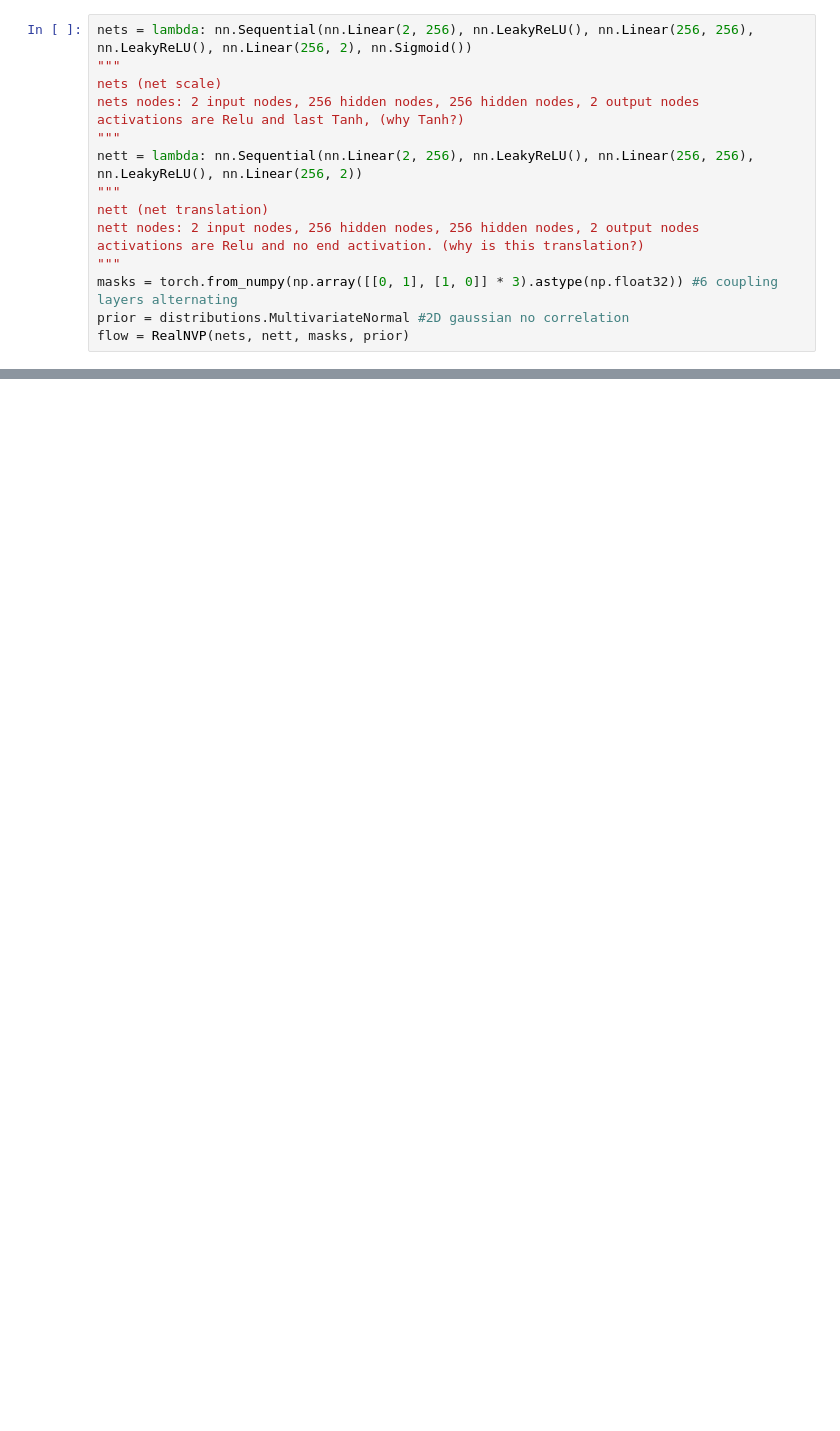
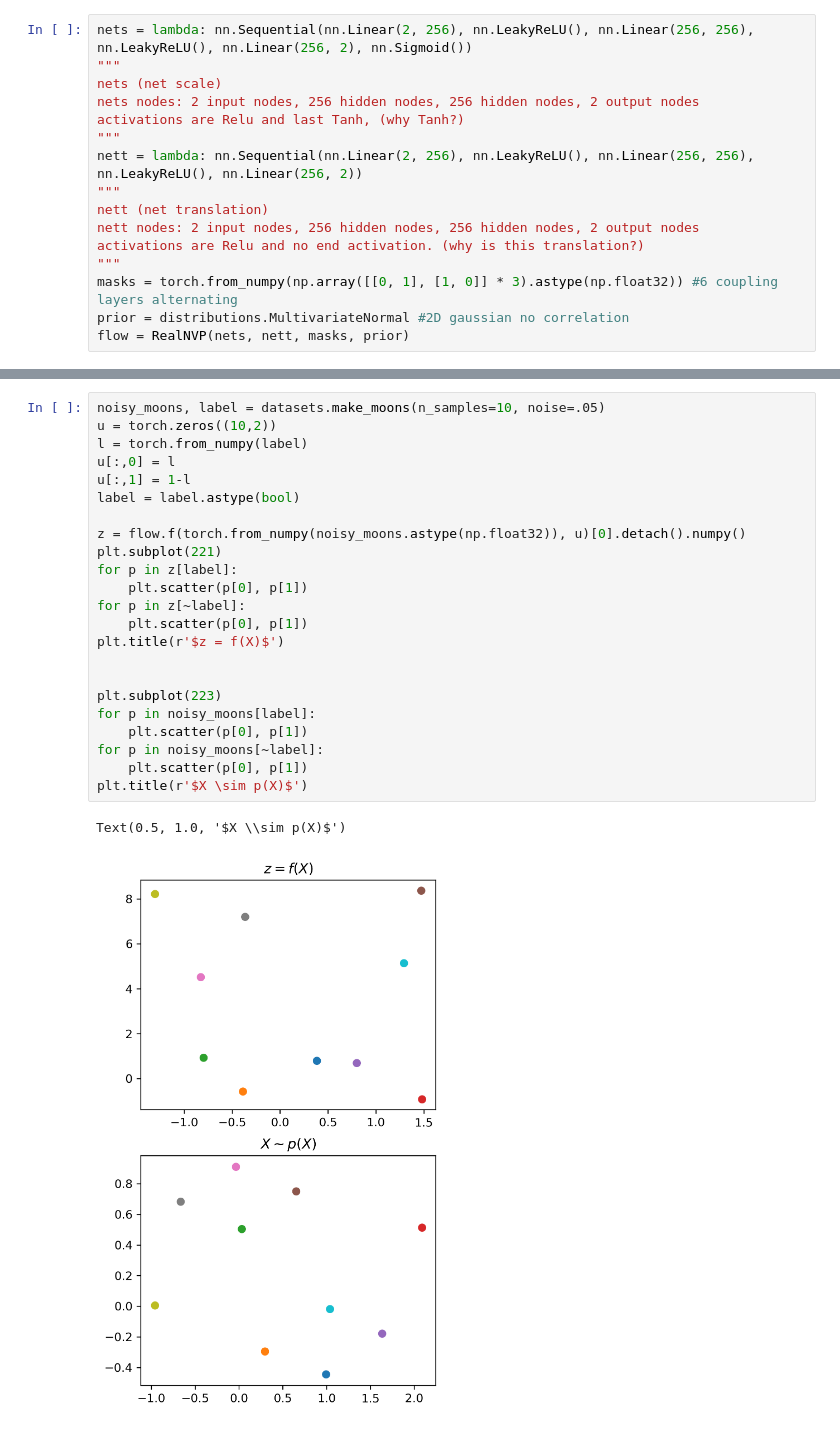
Before and after one commit to jjgsherwood/FACT-AI, a Jupyter notebook: code/RealNVP/real-nvp-pytorch-iflow.ipynb, the cells around one changed output, grey strips where cells are left out. Cells and saved outputs as stored; diff of their text form; blank space fills up the shorter version.

```diff
--- a/code/RealNVP/real-nvp-pytorch-iflow.ipynb
+++ b/code/RealNVP/real-nvp-pytorch-iflow.ipynb
@@ -194,0 +203,26 @@ Text(0.5, 1.0, '$X = g(z)$')
+# %%
+noisy_moons, label = datasets.make_moons(n_samples=10, noise=.05)
+u = torch.zeros((10,2))
+l = torch.from_numpy(label)
+u[:,0] = l
+u[:,1] = 1-l
+label = label.astype(bool)
+
+z = flow.f(torch.from_numpy(noisy_moons.astype(np.float32)), u)[0].detach().numpy()
+plt.subplot(221)
+for p in z[label]:
+    plt.scatter(p[0], p[1])
+for p in z[~label]:
+    plt.scatter(p[0], p[1])
+plt.title(r'$z = f(X)$')
+
+
+plt.subplot(223)
+for p in noisy_moons[label]:
+    plt.scatter(p[0], p[1])
+for p in noisy_moons[~label]:
+    plt.scatter(p[0], p[1])
+plt.title(r'$X \sim p(X)$')
+# %% [output]
+Text(0.5, 1.0, '$X \\sim p(X)$')
+[figure, added]
```
Also changed, not shown: parts of 3 cells of this notebook, 1 other file.
